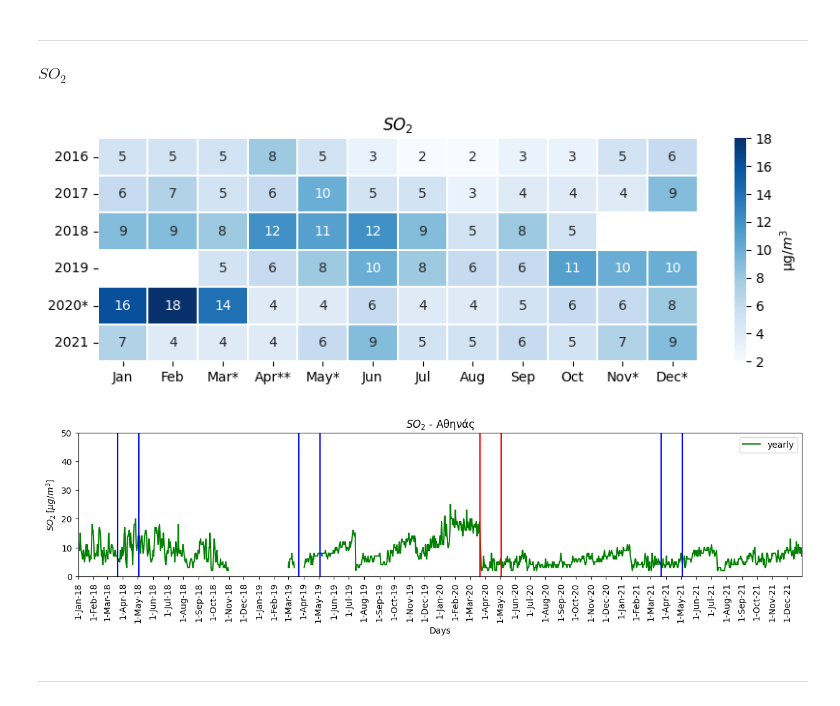
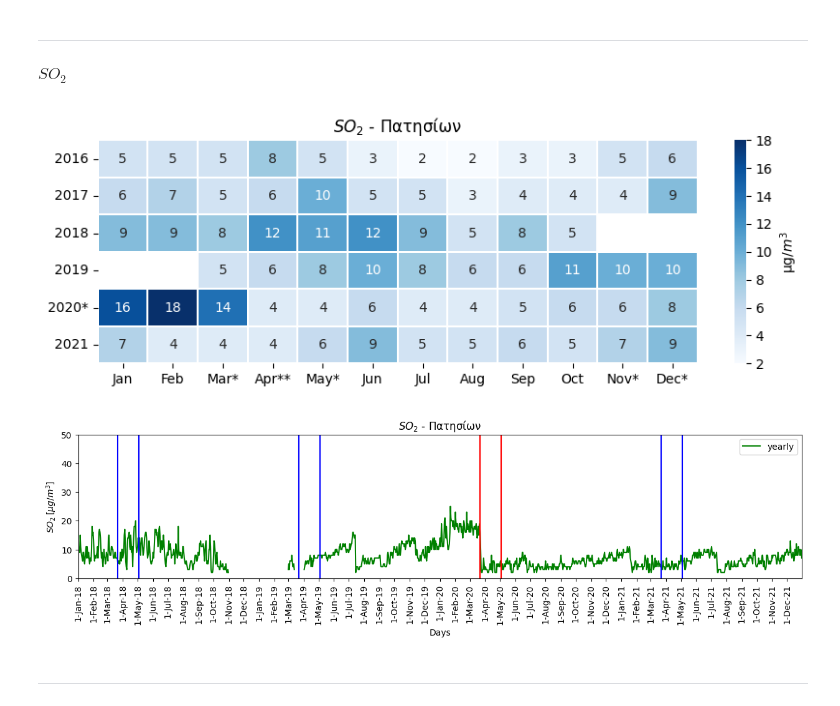
Before and after one commit to costpetrides/Air-pollution-COVID-19-impact, a Jupyter notebook: Yearly/PAT.ipynb, the cells around one changed output. Cells and saved outputs as stored; diff of their text form; code cells hidden in the pictures.

```diff
--- a/Yearly/PAT.ipynb
+++ b/Yearly/PAT.ipynb
@@ -40,41 +40,40 @@ print(df)
 # %%
 import numpy as np
 import seaborn as sn
 import matplotlib.pyplot as plt
 import pandas as pd
 
 
 array = [[ 5, 5, 5,  8,  5,  3, 2, 2, 3, 3, 5, 6],
          [ 6, 7, 5,  6, 10,  5, 5, 3, 4, 4, 4, 9],
          [ 9, 9, 8, 12, 11, 12, 9, 5, 8, 5, None, None],    # G: years and S: months
          [ None, None,  5, 6, 8, 10, 8, 6, 6, 11, 10, 10],
          [ 16, 18, 14, 4, 4, 6, 4, 4, 5, 6, 6, 8],
          [ 7, 4, 4, 4, 6, 9, 5, 5, 6, 5, 7, 9]]
 
 month=['Jan', 'Feb', 'Mar*', 'Apr**', 'May*', 'Jun', 'Jul', 'Aug', 'Sep', 'Oct', 'Nov*', 'Dec*']
 year=['2016','2017','2018','2019','2020*','2021']
 
 df_cm = pd.DataFrame(array, index = year,
                      columns = month)
 
 plt.figure(figsize = (10,3))
 
 
-plt.title('$SO_{2}$')
+plt.title('$SO_{2}$ - Πατησίων')
 sn.heatmap(df_cm, annot=True, linewidth=0.01, cbar_kws={'label': 'μg/$m^{3}$'}, cmap='Blues',fmt='g')
 
 plt.savefig('heatmap.png')
 plt.savefig('heatmap.pdf')
 # %% [output]
-[figure, old version]
+[figure, new version]
 # %%
 plt.figure(figsize=(15,3))
-plt.title("$SO_{2}$ - Aθηνάς")
+plt.title("$SO_{2}$ - Πατησίων")
 
 plt.xlabel('Days')
 plt.ylabel('$SO_{2} \: [μg/m^{3}$]')
 
-plt.title("$SO_{2}$ - Aθηνάς")
 
 x=[]
 for i in df['SO2']:
@@ -106,7 +105,7 @@ plt.xticks(rotation=90)
 
 plt.show()
 # %% [output]
-[figure, old version]
+[figure, new version]
 # %% [markdown]
 
 
```
Also changed, not shown: parts of 12 cells of this notebook.
